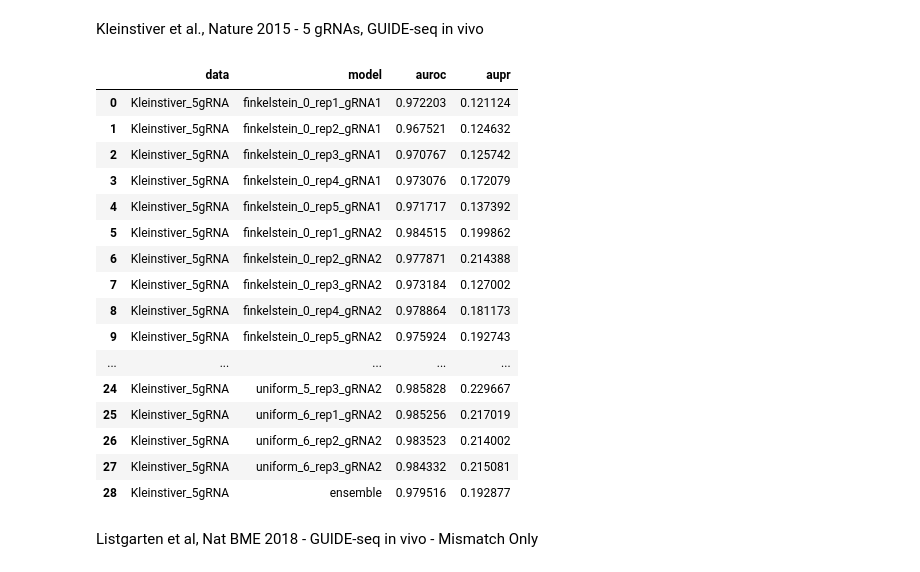
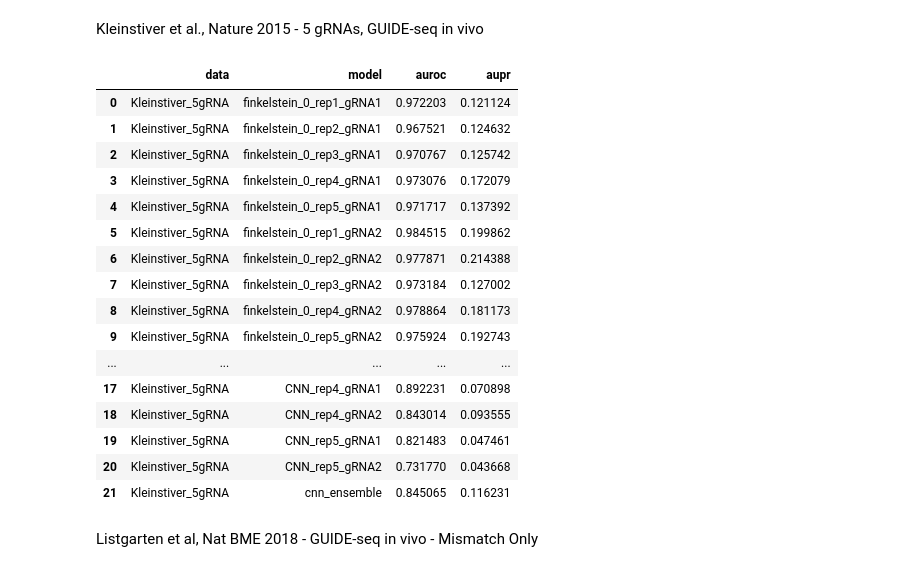
Before and after one commit to zj-zhang/Elektrum, a Jupyter notebook: notebooks/05-baseline.AllReplicates.ipynb, the cells around one changed output. Drawn from its saved outputs; the diff is of its cells as text; code cells hidden in the pictures.

```diff
--- a/notebooks/05-baseline.AllReplicates.ipynb
+++ b/notebooks/05-baseline.AllReplicates.ipynb
@@ -121,3 +121,5 @@ loaded searched model
+# %%
+cnn_model_ids = ['CNN_'+'_'.join(x.split('/')[-2].split('-')[-2:]) for x in cnn_paths]
 # %% [markdown]
 Kleinstiver et al., Nature 2015 - 5 gRNAs, GUIDE-seq in vivo
 # %%
@@ -149,29 +151,55 @@ aucs.append(roc_auc_score(
 # %%
 metrics = metrics.append(pd.DataFrame({
     'data': ['Kleinstiver_5gRNA']*(len(model_ids)+1),
-    'model': model_ids + ['ensemble'],
+    'model': model_ids + ['kinn_ensemble'],
     'auroc': aucs,
     'aupr': auprs,
 }), ignore_index=True)
-metrics
+#metrics
-# %% [output]
-|  | data | model | auroc | aupr |
-| 0 | Kleinstiver_5gRNA | finkelstein_0_rep1_gRNA1 | 0.972203 | 0.121124 |
-| 1 | Kleinstiver_5gRNA | finkelstein_0_rep2_gRNA1 | 0.967521 | 0.124632 |
-| 2 | Kleinstiver_5gRNA | finkelstein_0_rep3_gRNA1 | 0.970767 | 0.125742 |
-| 3 | Kleinstiver_5gRNA | finkelstein_0_rep4_gRNA1 | 0.973076 | 0.172079 |
-| 4 | Kleinstiver_5gRNA | finkelstein_0_rep5_gRNA1 | 0.971717 | 0.137392 |
-| 5 | Kleinstiver_5gRNA | finkelstein_0_rep1_gRNA2 | 0.984515 | 0.199862 |
-| 6 | Kleinstiver_5gRNA | finkelstein_0_rep2_gRNA2 | 0.977871 | 0.214388 |
-| 7 | Kleinstiver_5gRNA | finkelstein_0_rep3_gRNA2 | 0.973184 | 0.127002 |
-| 8 | Kleinstiver_5gRNA | finkelstein_0_rep4_gRNA2 | 0.978864 | 0.181173 |
-| 9 | Kleinstiver_5gRNA | finkelstein_0_rep5_gRNA2 | 0.975924 | 0.192743 |
-| ... | ... | ... | ... | ... |
-| 24 | Kleinstiver_5gRNA | uniform_5_rep3_gRNA2 | 0.985828 | 0.229667 |
-| 25 | Kleinstiver_5gRNA | uniform_6_rep1_gRNA2 | 0.985256 | 0.217019 |
-| 26 | Kleinstiver_5gRNA | uniform_6_rep2_gRNA2 | 0.983523 | 0.214002 |
-| 27 | Kleinstiver_5gRNA | uniform_6_rep3_gRNA2 | 0.984332 | 0.215081 |
-| 28 | Kleinstiver_5gRNA | ensemble | 0.979516 | 0.192877 |
+# %%
+preds = []
+aucs = []
+auprs = []
+
+for k in cnns:
+    preds.append(k.predict(fea))
+    aucs.append( roc_auc_score(y_true=kl_df.label, y_score=preds[-1]) )
+    auprs.append( average_precision_score(y_true=kl_df.label, y_score=preds[-1]) )
+# %%
+# add average of predictions
+auprs.append(average_precision_score(
+    y_true=kl_df.label,
+    y_score=np.array(preds).squeeze().mean(axis=0)))
+
+aucs.append(roc_auc_score(
+    y_true=kl_df.label,
+    y_score=np.array(preds).squeeze().mean(axis=0)))
+# %%
+metrics = metrics.append(pd.DataFrame({
+    'data': ['Kleinstiver_5gRNA']*(len(model_ids)+1),
+    'model': cnn_model_ids + ['cnn_ensemble'],
+    'auroc': aucs,
+    'aupr': auprs,
+}), ignore_index=True)
+metrics
+# %% [output]
+|  | data | model | auroc | aupr |
+| 0 | Kleinstiver_5gRNA | finkelstein_0_rep1_gRNA1 | 0.972203 | 0.121124 |
+| 1 | Kleinstiver_5gRNA | finkelstein_0_rep2_gRNA1 | 0.967521 | 0.124632 |
+| 2 | Kleinstiver_5gRNA | finkelstein_0_rep3_gRNA1 | 0.970767 | 0.125742 |
+| 3 | Kleinstiver_5gRNA | finkelstein_0_rep4_gRNA1 | 0.973076 | 0.172079 |
+| 4 | Kleinstiver_5gRNA | finkelstein_0_rep5_gRNA1 | 0.971717 | 0.137392 |
+| 5 | Kleinstiver_5gRNA | finkelstein_0_rep1_gRNA2 | 0.984515 | 0.199862 |
+| 6 | Kleinstiver_5gRNA | finkelstein_0_rep2_gRNA2 | 0.977871 | 0.214388 |
+| 7 | Kleinstiver_5gRNA | finkelstein_0_rep3_gRNA2 | 0.973184 | 0.127002 |
+| 8 | Kleinstiver_5gRNA | finkelstein_0_rep4_gRNA2 | 0.978864 | 0.181173 |
+| 9 | Kleinstiver_5gRNA | finkelstein_0_rep5_gRNA2 | 0.975924 | 0.192743 |
+| ... | ... | ... | ... | ... |
+| 17 | Kleinstiver_5gRNA | CNN_rep4_gRNA1 | 0.892231 | 0.070898 |
+| 18 | Kleinstiver_5gRNA | CNN_rep4_gRNA2 | 0.843014 | 0.093555 |
+| 19 | Kleinstiver_5gRNA | CNN_rep5_gRNA1 | 0.821483 | 0.047461 |
+| 20 | Kleinstiver_5gRNA | CNN_rep5_gRNA2 | 0.731770 | 0.043668 |
+| 21 | Kleinstiver_5gRNA | cnn_ensemble | 0.845065 | 0.116231 |
 # %% [markdown]
 Listgarten et al, Nat BME 2018 - GUIDE-seq in vivo - Mismatch Only
 # %%
```
Also changed, not shown: parts of 10 cells of this notebook, 5 other files.
